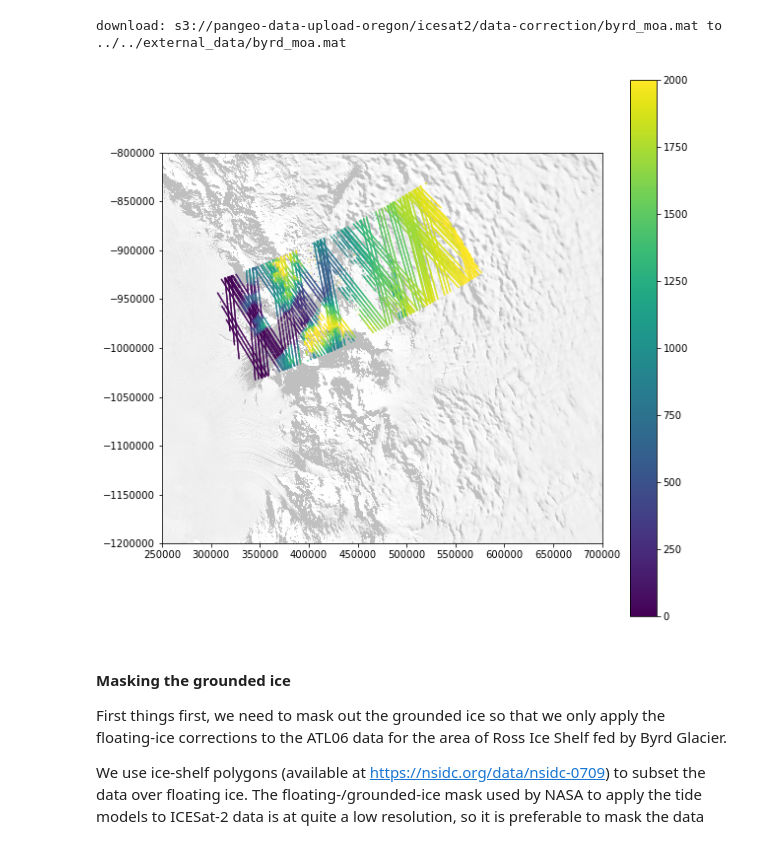
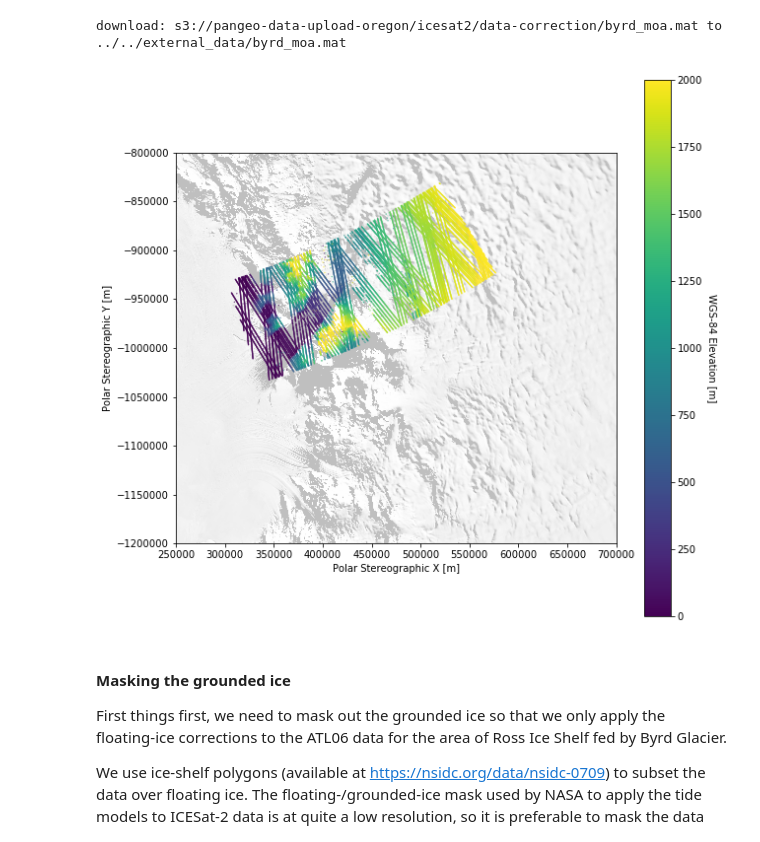
Before and after one commit to ICESAT-2HackWeek/data-correction, a Jupyter notebook: data_correction.ipynb, the cells around one changed output. Drawn from its saved outputs; the diff is of its cells as text; code cells hidden in the pictures.

Commit message:
Improved labeling on figures

```diff
--- a/data_correction.ipynb
+++ b/data_correction.ipynb
@@ -77,20 +77,23 @@ download: s3://pangeo-data-upload-oregon/icesat2/data-correction/byrd_moa.mat to
 # %%
 plt.figure(figsize = (10,10))
 
 def plot_moa():
     moa = loadmat(external_data + '/byrd_moa.mat')
     extent = [np.min(moa['x']),np.max(moa['x']),np.min(moa['y']),np.max(moa['y'])]
     plt.imshow(np.squeeze(moa['moa']),extent=extent)
 
 plot_moa()
 for Di in D6:
     plt.scatter(Di['x'][::20],Di['y'][::20],c = Di['h_li'][::20],s = 0.1,vmin = 0,vmax = 2000)
-plt.colorbar()
+cbar = plt.colorbar()
+cbar.set_label("WGS-84 Elevation [m]", rotation = 270, labelpad = 15)
 
 plt.xlim([250000,700000])
-plt.ylim([-1200000,-800000]);
+plt.ylim([-1200000,-800000])
+plt.xlabel('Polar Stereographic X [m]')
+plt.ylabel('Polar Stereographic Y [m]');
 # %% [output]
-[figure, old version]
+[figure, new version]
 # %% [markdown]
 #### Masking the grounded ice
 
```
Also changed, not shown: parts of 3 cells of this notebook.
